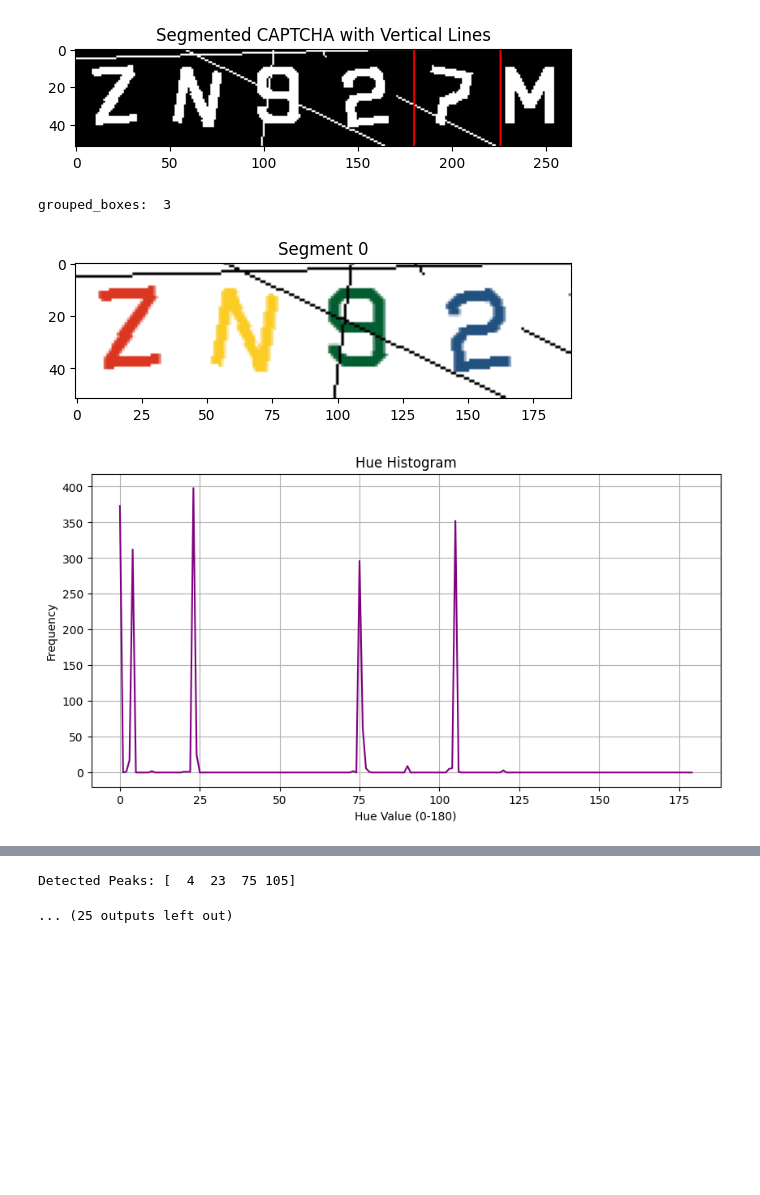
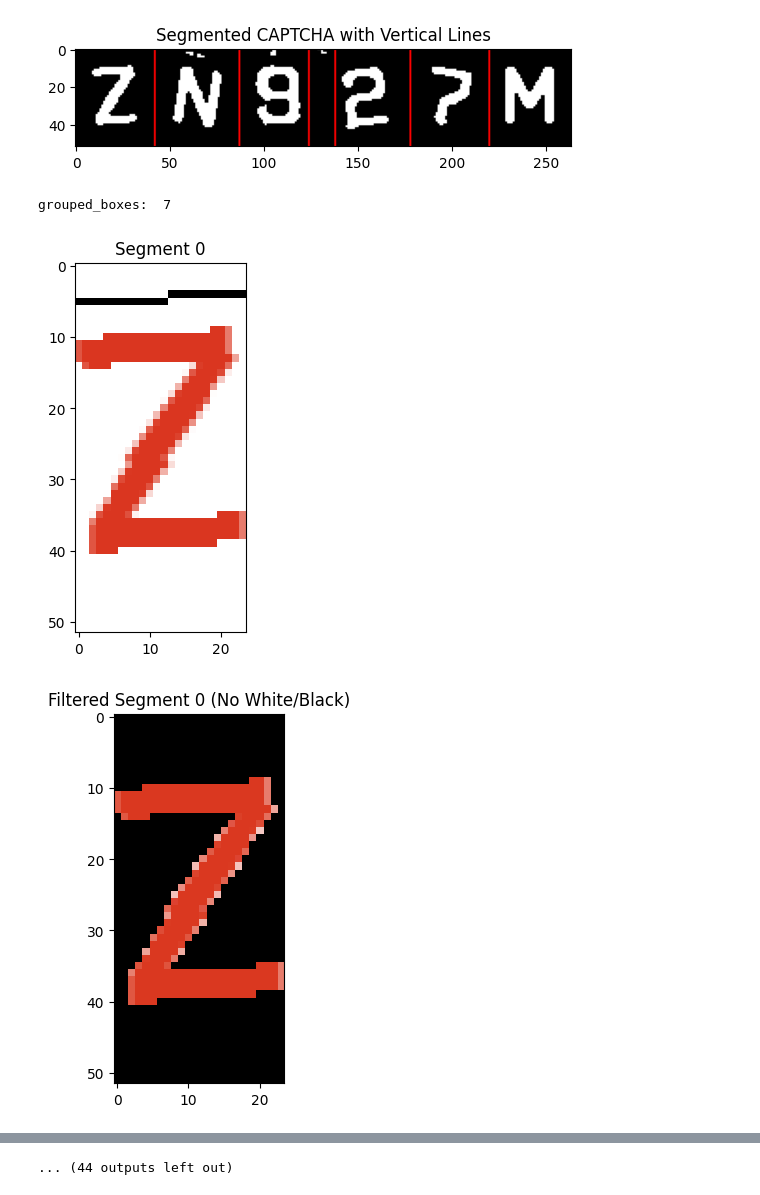
Before and after one commit to Cyrus-Krispin/captcha-recognizer, a Jupyter notebook: trump_wall.ipynb, the cells around one changed output, grey strips where cells are left out. Saved outputs shown, nothing was run; the diff lists cells and outputs as text; code cells hidden in the pictures; blank space fills up the shorter version.

Commit message:
remove black and white lines

```diff
--- a/trump_wall.ipynb
+++ b/trump_wall.ipynb
@@ -7,7 +7,7 @@ from matplotlib import pyplot as plt
 # 7dqtxy
 
 
-image_path = "main/zn927m-0.png" #"train/2jefvnxe-0.png" #"train/0igt-0.png" #"train/0axhfa-0.png"
+image_path = "train/zn927m-0.png" #"train/2jefvnxe-0.png" #"train/0igt-0.png" #"train/0axhfa-0.png"
 image = cv2.imread(image_path)
 plt.imshow(cv2.cvtColor(image, cv2.COLOR_BGR2RGB))
 plt.title('Original Image')
@@ -69,7 +69,7 @@ y_min = max(0, y_min - pad)
 y_max = min(height, y_max + pad)
 
 # Crop the main CAPTCHA area based on the bounding box
-captcha_area = adaptive_filtered[y_min:y_max, x_min:x_max]
+captcha_area = median_filtered[y_min:y_max, x_min:x_max]
 plt.imshow(captcha_area, cmap='gray')
 plt.title('Cropped CAPTCHA Area (Enclosing All Contours)')
 plt.show()
@@ -186,9 +186,31 @@ for i in range(len(grouped_boxes)):
     else:
         print(f"Skipping empty segment {i}")
         continue
+
     hue_channel = hsv_segment[:, :, 0]
     saturation_channel = hsv_segment[:, :, 1]
     value_channel = hsv_segment[:, :, 2]
+
+    ####
+    # Create masks to exclude white and very black colors
+    white_mask = cv2.inRange(hsv_segment, np.array([0, 0, 200], dtype=np.uint8), np.array([180, 50, 255], dtype=np.uint8))
+    black_mask = cv2.inRange(hsv_segment, np.array([0, 0, 0], dtype=np.uint8), np.array([180, 255, 50], dtype=np.uint8))
+
+    # Combine masks to exclude both white and black
+    exclude_mask = cv2.bitwise_or(white_mask, black_mask)
+
+    # Invert the exclude mask to retain only relevant pixels
+    include_mask = cv2.bitwise_not(exclude_mask)
+
+    # Apply the include mask to the segment
+    f_segment = cv2.bitwise_and(hsv_segment, hsv_segment, mask=include_mask)
+
+    # Convert the filtered segment back to RGB for visualization (optional)
+    filtered_rgb = cv2.cvtColor(f_segment, cv2.COLOR_HSV2RGB)
+    plt.imshow(filtered_rgb)
+    plt.title(f"Filtered Segment {i} (No White/Black)")
+    plt.show()
+    ####
 
     # Create a mask to ignore background
     segment_mask = captcha_area[:, x:x + w]  # Crop the mask to match the segment dimensions
@@ -217,30 +239,22 @@ for i in range(len(grouped_boxes)):
     peaks.sort()
 
     combined_peaks = []
+    if len(peaks) > 0:
+        current_peak = peaks[0]
+        for i in range(1, len(peaks)):
+            if abs(peaks[i] - current_peak) < 5:
+                continue
+            else:
+                combined_peaks.append(current_peak)
+                current_peak = peaks[i]
+        combined_peaks.append(current_peak)
 
-    if len(peaks) == 0:
-        continue
-    current_peak = peaks[0]
-
-    for i in range(1, len(peaks)):
-        if abs(peaks[i] - current_peak) < 5:
-            continue
-        else:
-            combined_peaks.append(current_peak)
-            current_peak = peaks[i]
-
-    combined_peaks.append(current_peak)
     peaks = np.array(combined_peaks)
 
 
 
 
     print("Detected Peaks:", peaks)
-
-    # Step 1: Filter out pixels not close to any peak or that are too close to white
-    filtered_segment = np.zeros_like(hsv_segment)
-
-    # Apply peak-based filtering to keep only relevant hues
 
     segment_contours = []
 
@@ -252,7 +266,7 @@ for i in range(len(grouped_boxes)):
 
         # Create masks for hues within the peak range and remove near-white pixels
         peak_mask = cv2.inRange(hue_channel, lower_bound, upper_bound)
-        kk = cv2.bitwise_and(hsv_segment, hsv_segment, mask=peak_mask)
+        kk = cv2.bitwise_and(f_segment, f_segment, mask=peak_mask)
 
         gr = cv2.cvtColor(kk, cv2.COLOR_BGR2GRAY)
         gg = cv2.equalizeHist(gr)
@@ -361,4 +375,4 @@ plt.show()
-[figure, old version]
+[figure, new version]
-grouped_boxes:  3
+grouped_boxes:  7
-[figure, old version]
+[figure, new version]
-[figure, old version]
+[figure, new version]
@@ -365,2 +380 @@ grouped_boxes:  3
-Detected Peaks: [  4  23  75 105]
+... (44 outputs left out)
-... (25 outputs left out)
```
Also changed, not shown: parts of 1 cell of this notebook.
